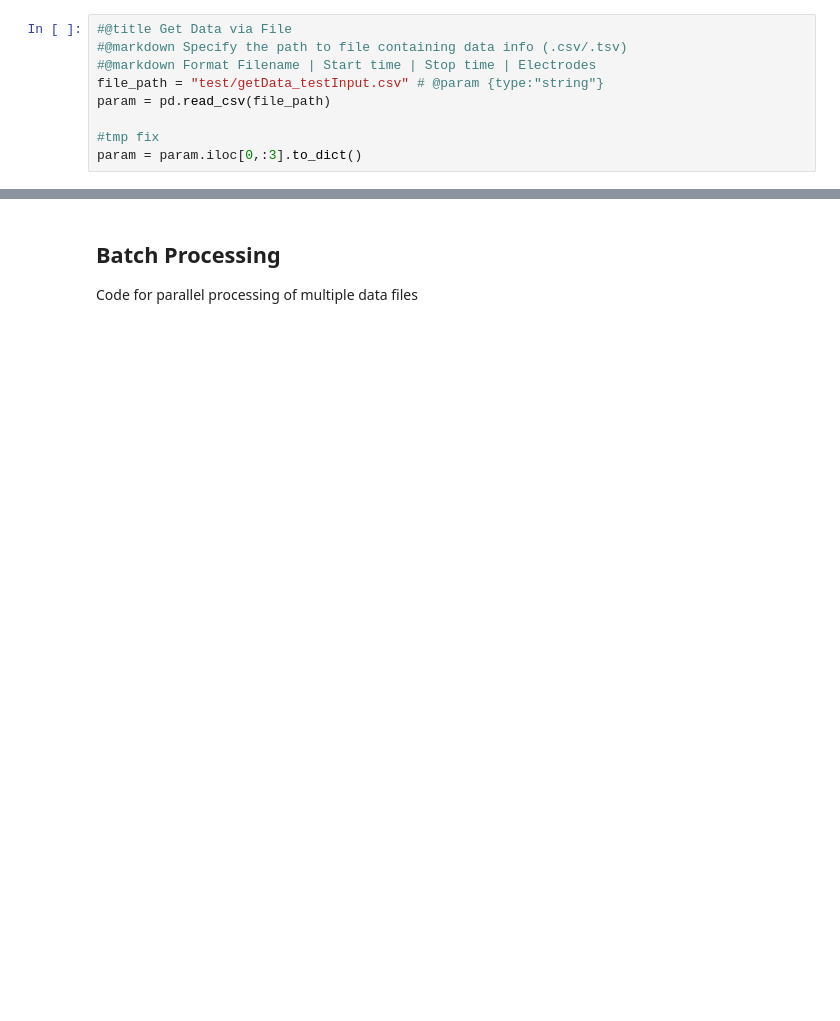
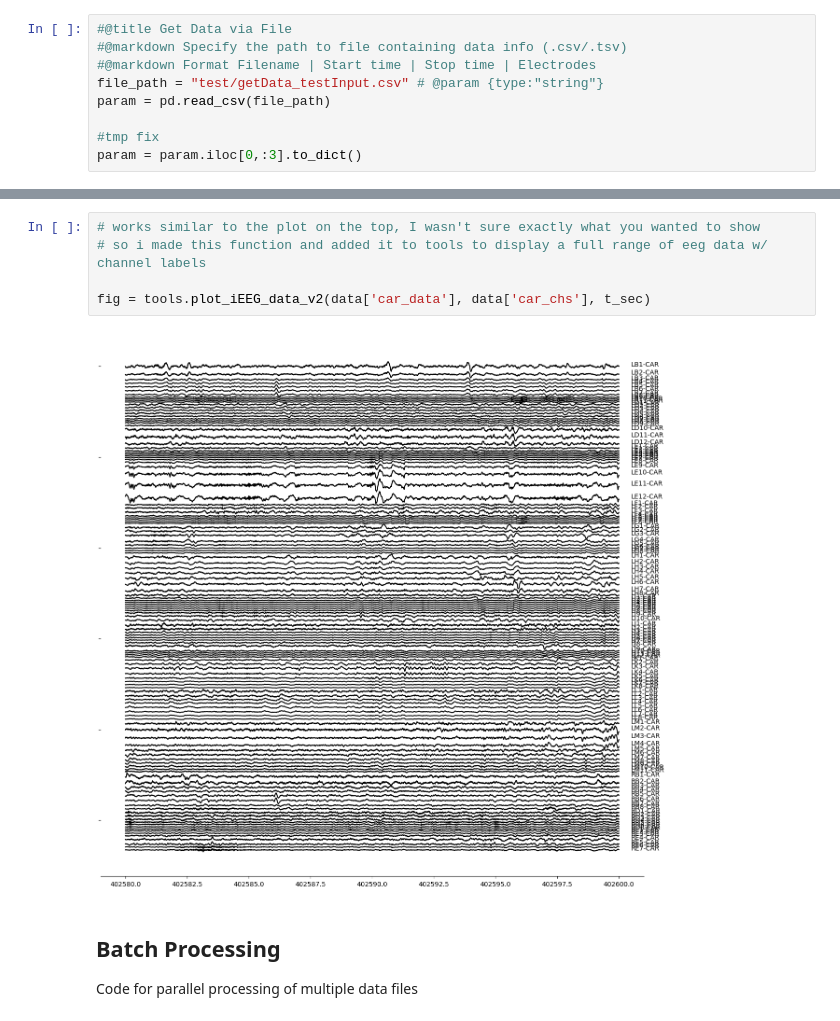
Before and after one commit to haoershi/CNT_research_tools, a Jupyter notebook: python/pipeline_demo.ipynb, the cells around one changed output, grey strips where cells are left out. Saved outputs shown, nothing was run; the diff lists cells and outputs as text; blank space fills up the shorter version.

```diff
--- a/python/pipeline_demo.ipynb
+++ b/python/pipeline_demo.ipynb
@@ -329,3 +182,10 @@ session.list_data()
+# %%
+# works similar to the plot on the top, I wasn't sure exactly what you wanted to show
+# so i made this function and added it to tools to display a full range of eeg data w/ channel labels
+
+fig = tools.plot_iEEG_data_v2(data['car_data'], data['car_chs'], t_sec)
+# %% [output]
+[figure, added]
 # %% [markdown]
 ## Batch Processing
 Code for parallel processing of multiple data files
```
Also changed, not shown: parts of 26 cells of this notebook, 1 other file.
